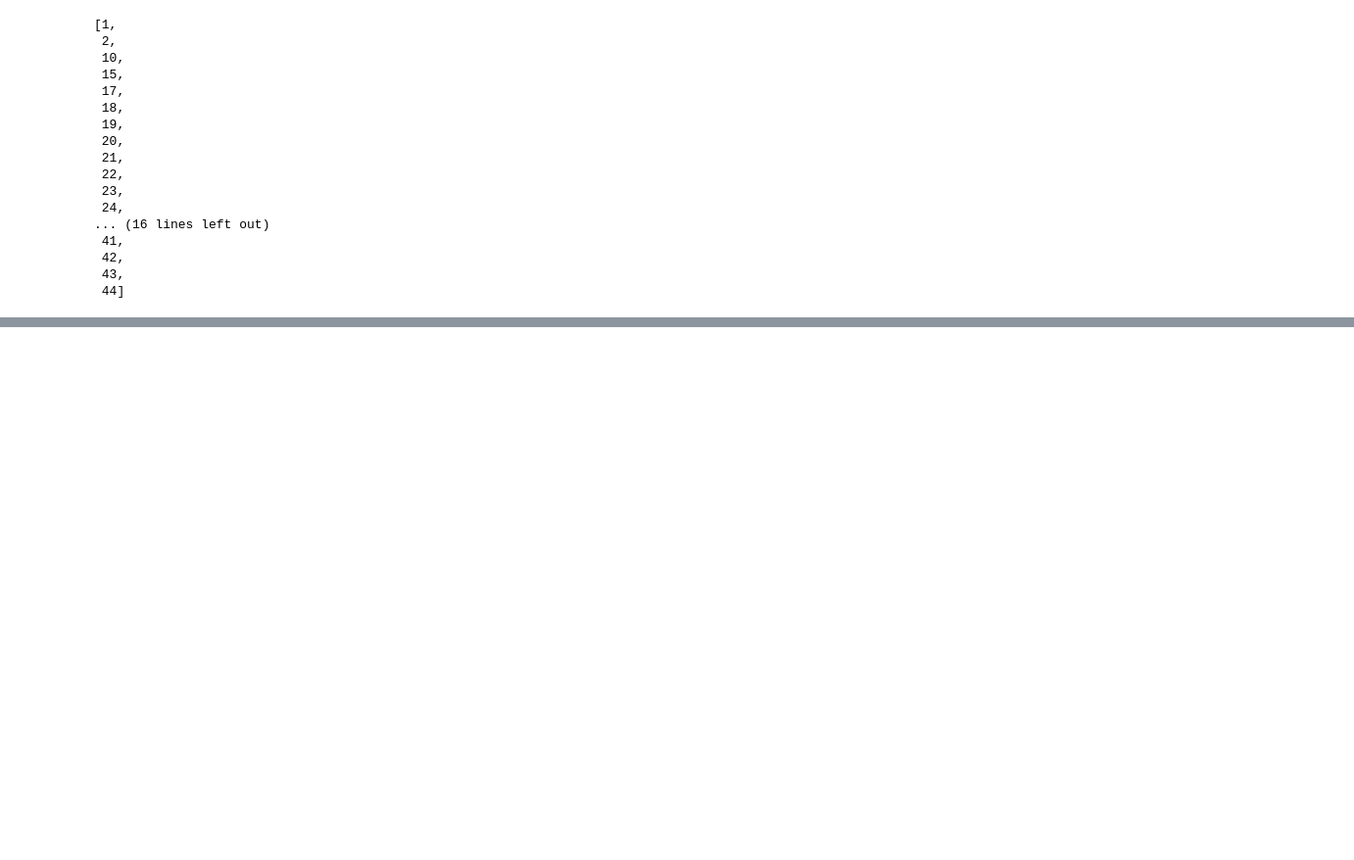
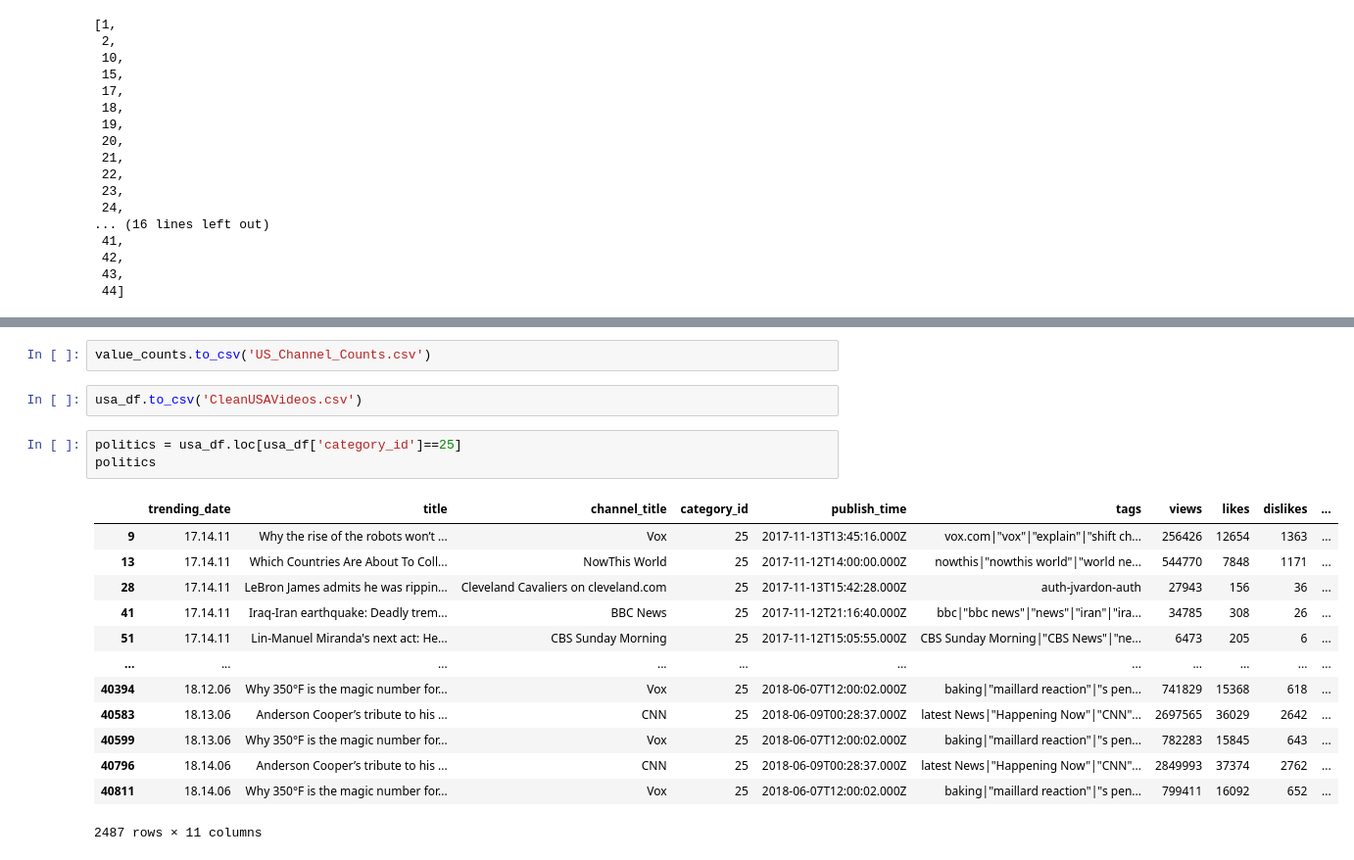
Before and after one commit to jeosqueri/project_2, a Jupyter notebook: USVideosCleaning.ipynb, the cells around one changed output, grey strips where cells are left out. Shown at 98% size. Cells and saved outputs as stored; diff of their text form; blank space fills up the shorter version.

Commit message:
added usa clean cv, and cvs of converted JSON files

```diff
--- a/USVideosCleaning.ipynb
+++ b/USVideosCleaning.ipynb
@@ -138,0 +241,21 @@ id_list
+# %%
+value_counts.to_csv('US_Channel_Counts.csv')
+# %%
+usa_df.to_csv('CleanUSAVideos.csv')
+# %%
+politics = usa_df.loc[usa_df['category_id']==25]
+politics
+# %% [output]
+|  | trending_date | title | channel_title | category_id | publish_time | tags | views | likes | dislikes | ... |
+| 9 | 17.14.11 | Why the rise of the robots won’t ... | Vox | 25 | 2017-11-13T13:45:16.000Z | vox.com|"vox"|"explain"|"shift ch... | 256426 | 12654 | 1363 | ... |
+| 13 | 17.14.11 | Which Countries Are About To Coll... | NowThis World | 25 | 2017-11-12T14:00:00.000Z | nowthis|"nowthis world"|"world ne... | 544770 | 7848 | 1171 | ... |
+| 28 | 17.14.11 | LeBron James admits he was rippin... | Cleveland Cavaliers on cleveland.com | 25 | 2017-11-13T15:42:28.000Z | auth-jvardon-auth | 27943 | 156 | 36 | ... |
+| 41 | 17.14.11 | Iraq-Iran earthquake: Deadly trem... | BBC News | 25 | 2017-11-12T21:16:40.000Z | bbc|"bbc news"|"news"|"iran"|"ira... | 34785 | 308 | 26 | ... |
+| 51 | 17.14.11 | Lin-Manuel Miranda's next act: He... | CBS Sunday Morning | 25 | 2017-11-12T15:05:55.000Z | CBS Sunday Morning|"CBS News"|"ne... | 6473 | 205 | 6 | ... |
+| ... | ... | ... | ... | ... | ... | ... | ... | ... | ... | ... |
+| 40394 | 18.12.06 | Why 350°F is the magic number for... | Vox | 25 | 2018-06-07T12:00:02.000Z | baking|"maillard reaction"|"s pen... | 741829 | 15368 | 618 | ... |
+| 40583 | 18.13.06 | Anderson Cooper’s tribute to his ... | CNN | 25 | 2018-06-09T00:28:37.000Z | latest News|"Happening Now"|"CNN"... | 2697565 | 36029 | 2642 | ... |
+| 40599 | 18.13.06 | Why 350°F is the magic number for... | Vox | 25 | 2018-06-07T12:00:02.000Z | baking|"maillard reaction"|"s pen... | 782283 | 15845 | 643 | ... |
+| 40796 | 18.14.06 | Anderson Cooper’s tribute to his ... | CNN | 25 | 2018-06-09T00:28:37.000Z | latest News|"Happening Now"|"CNN"... | 2849993 | 37374 | 2762 | ... |
+| 40811 | 18.14.06 | Why 350°F is the magic number for... | Vox | 25 | 2018-06-07T12:00:02.000Z | baking|"maillard reaction"|"s pen... | 799411 | 16092 | 652 | ... |
+2487 rows × 11 columns
```
Also changed, not shown: parts of 21 cells of this notebook, 4 other files.
